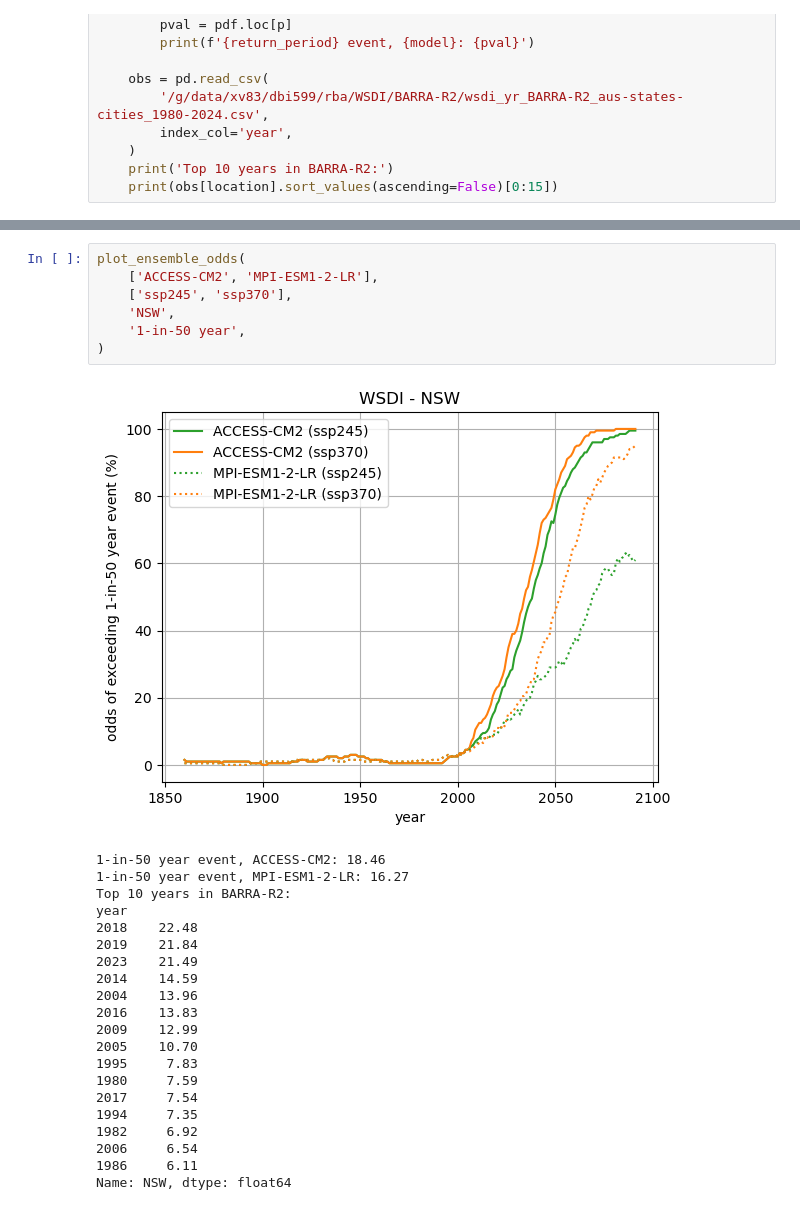
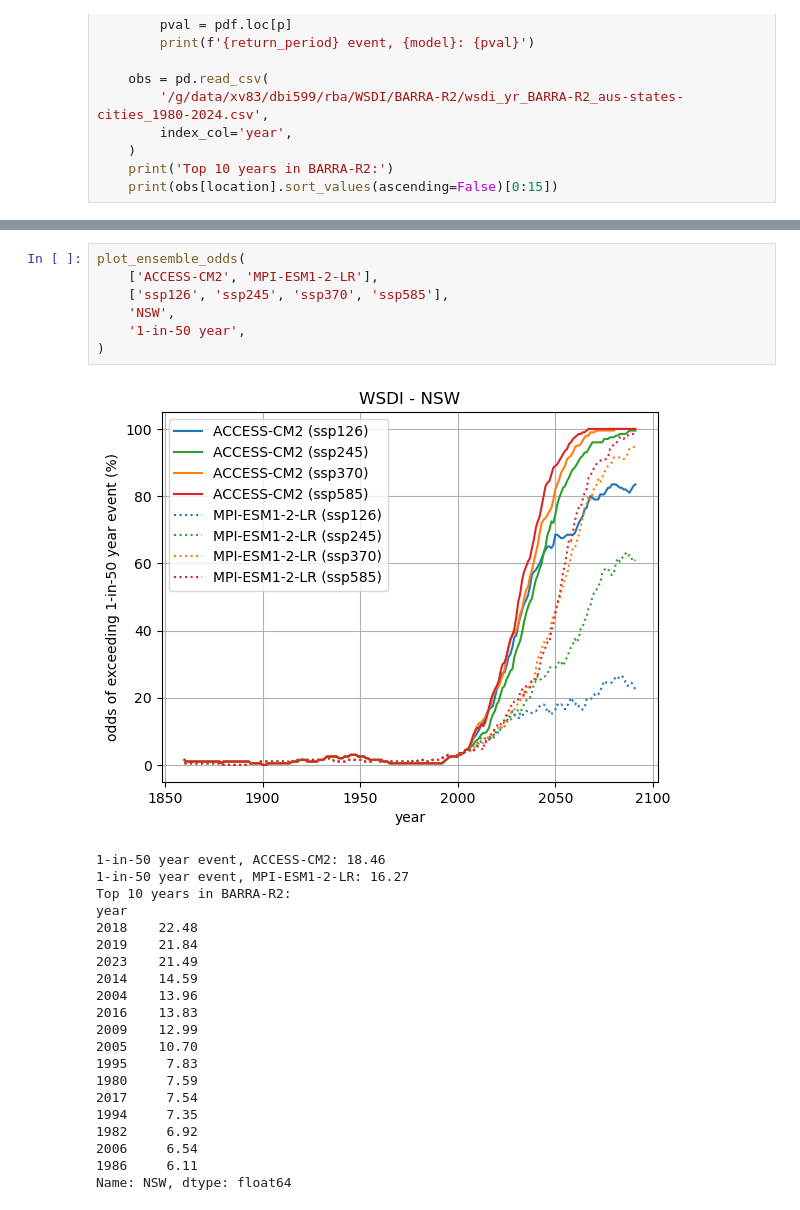
Before and after one commit to AusClimateService/rba, a Jupyter notebook: wsdi-analysis.ipynb, the cells around one changed output, grey strips where cells are left out. Drawn from its saved outputs; the diff is of its cells as text.

```diff
--- a/wsdi-analysis.ipynb
+++ b/wsdi-analysis.ipynb
@@ -189,12 +197,12 @@ Name: AUS, dtype: float64
 # %%
 plot_ensemble_odds(
     ['ACCESS-CM2', 'MPI-ESM1-2-LR'],
-    ['ssp245', 'ssp370'],
+    ['ssp126', 'ssp245', 'ssp370', 'ssp585'],
     'NSW',
     '1-in-50 year',
 )
 # %% [output]
-[figure, old version]
+[figure, new version]
 1-in-50 year event, ACCESS-CM2: 18.46
 1-in-50 year event, MPI-ESM1-2-LR: 16.27
 Top 10 years in BARRA-R2:
```
Also changed, not shown: parts of 4 cells of this notebook.
